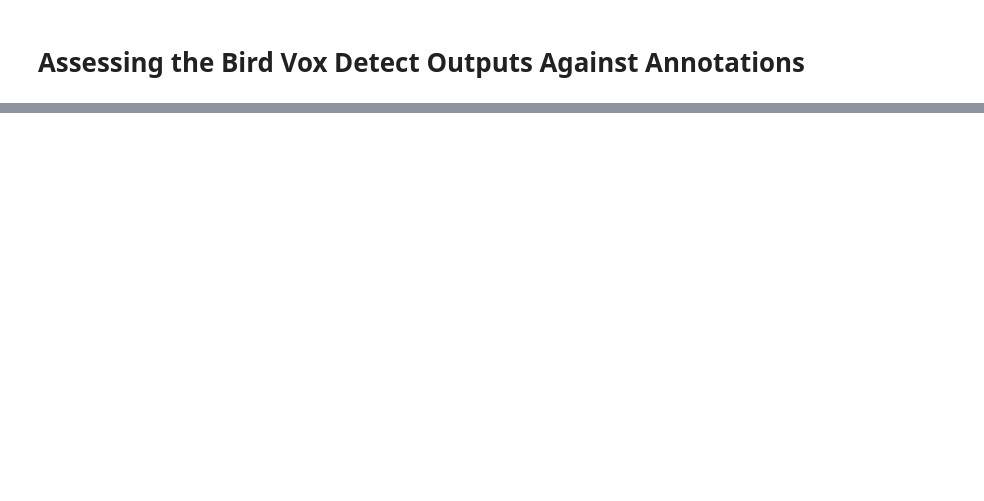
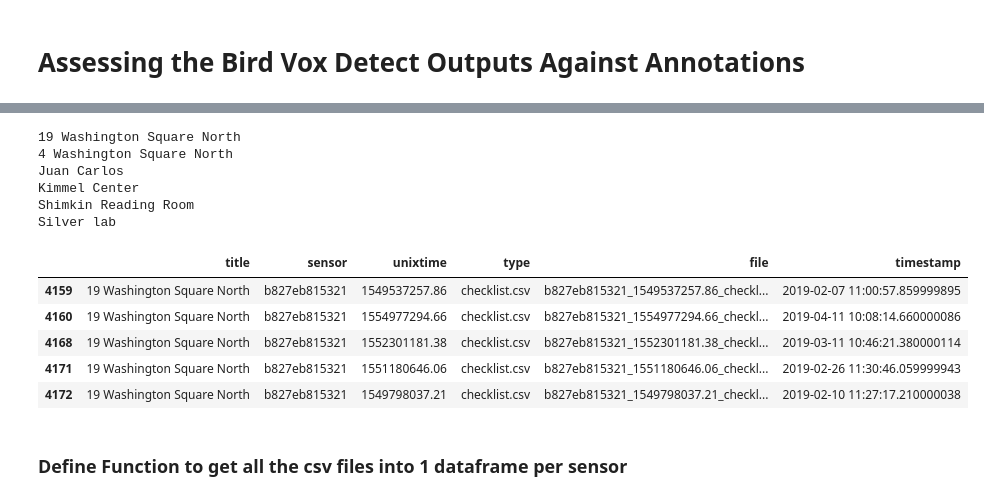
Before and after one commit to meiguan/urban_birds, a Jupyter notebook: model/assessing_bird_vox_detect_outputs.ipynb, the cells around one changed output, grey strips where cells are left out. Drawn from its saved outputs; the diff is of its cells as text; code cells hidden in the pictures; blank space fills up the shorter version.

```diff
--- a/model/assessing_bird_vox_detect_outputs.ipynb
+++ b/model/assessing_bird_vox_detect_outputs.ipynb
@@ -13,0 +20,4 @@ from envir import config
+# %%
+path = config.dataFol+'wsp_bird_sample_bvox_output'
+
+bvox = [f for f in listdir(path) if isfile(join(path, f))]
@@ -13,0 +32,8 @@ from envir import config
+# %%
+bvox_df = pd.DataFrame(map(lambda sub: sub.split('_'), bvox),
+                       columns=['sensor', 'unixtime', 'type'])
+
+bvox_df['file'] = bvox
+bvox_df['timestamp'] = pd.to_datetime(bvox_df['unixtime'], unit='s')
+
+bvox_df.head()
@@ -13,0 +54,5 @@ from envir import config
+# %%
+sensors = pd.read_json(config.dataFol+"sonyc_test.collection.json")
+sensors['sensor'] = sensors['fqdn'].str[10:22]
+bvox_df_named = sensors[['title','sensor']].merge(bvox_df, on='sensor')
+bvox_dict = dict(list(bvox_df_named.groupby('title')))
@@ -13,0 +67,22 @@ from envir import config
+# %%
+for key in bvox_dict.keys():
+    print(key)
+    bvox_dict[key] = dict(list(bvox_dict[key].groupby('type')))
+# %% [output]
+19 Washington Square North
+4 Washington Square North
+Juan Carlos
+Kimmel Center
+Shimkin Reading Room
+Silver lab
+# %%
+bvox_dict['19 Washington Square North']['checklist.csv'].head()
+# %% [output]
+|  | title | sensor | unixtime | type | file | timestamp |
+| 4159 | 19 Washington Square North | b827eb815321 | 1549537257.86 | checklist.csv | b827eb815321_1549537257.86_checkl... | 2019-02-07 11:00:57.859999895 |
+| 4160 | 19 Washington Square North | b827eb815321 | 1554977294.66 | checklist.csv | b827eb815321_1554977294.66_checkl... | 2019-04-11 10:08:14.660000086 |
+| 4168 | 19 Washington Square North | b827eb815321 | 1552301181.38 | checklist.csv | b827eb815321_1552301181.38_checkl... | 2019-03-11 10:46:21.380000114 |
+| 4171 | 19 Washington Square North | b827eb815321 | 1551180646.06 | checklist.csv | b827eb815321_1551180646.06_checkl... | 2019-02-26 11:30:46.059999943 |
+| 4172 | 19 Washington Square North | b827eb815321 | 1549798037.21 | checklist.csv | b827eb815321_1549798037.21_checkl... | 2019-02-10 11:27:17.210000038 |
+# %% [markdown]
+### Define Function to get all the csv files into 1 dataframe per sensor
```
Also changed, not shown: parts of 34 cells of this notebook.
